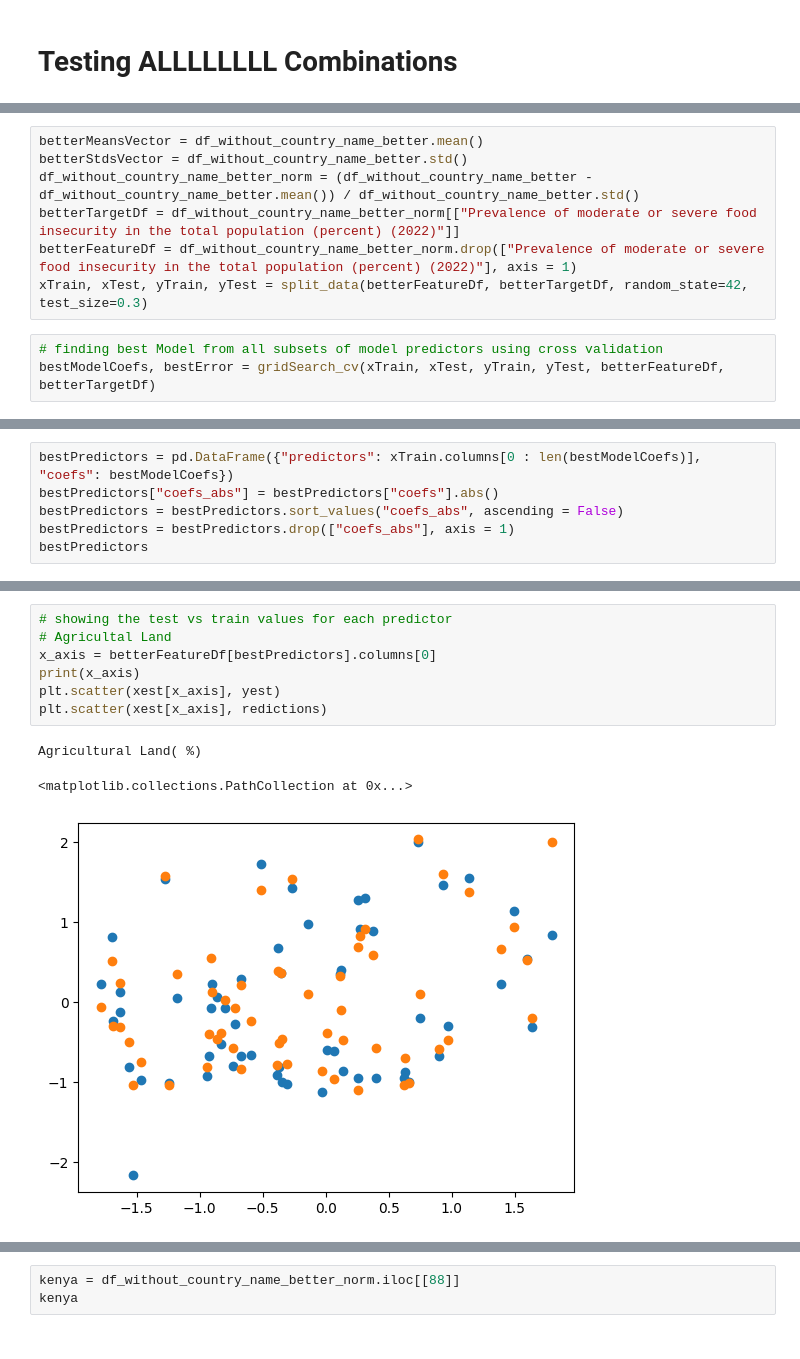
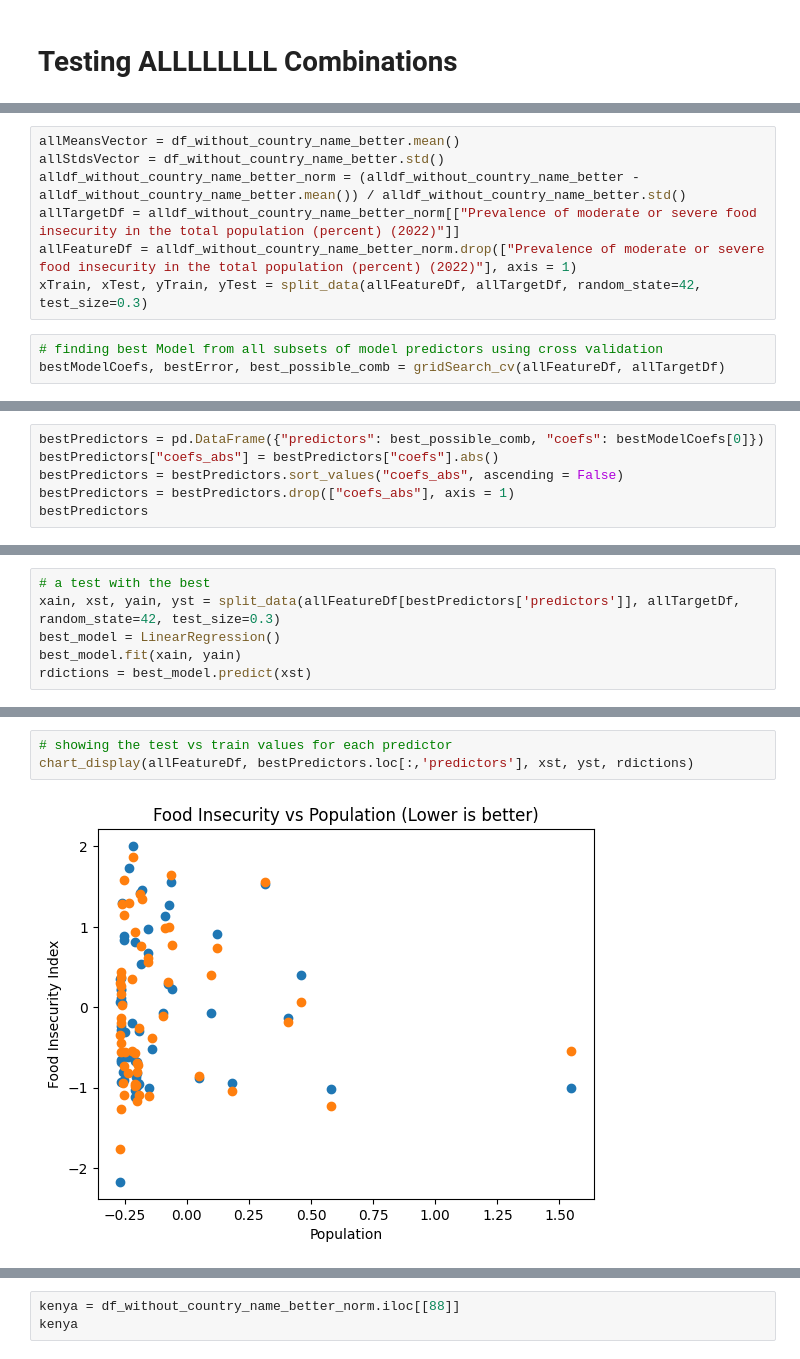
Before and after one commit to michael-hoon/Food-Security-Forecasting, a Jupyter notebook: 2D_final.ipynb, the cells around one changed output, grey strips where cells are left out. Drawn from its saved outputs; the diff is of its cells as text.

```diff
--- a/2D_final.ipynb
+++ b/2D_final.ipynb
@@ -409,11 +462,11 @@ df_without_country_name_better = df_without_country_name
 # %%
-betterMeansVector = df_without_country_name_better.mean()
-betterStdsVector = df_without_country_name_better.std()
-df_without_country_name_better_norm = (df_without_country_name_better - df_without_country_name_better.mean()) / df_without_country_name_better.std()
-betterTargetDf = df_without_country_name_better_norm[["Prevalence of moderate or severe food insecurity in the total population (percent) (2022)"]]
-betterFeatureDf = df_without_country_name_better_norm.drop(["Prevalence of moderate or severe food insecurity in the total population (percent) (2022)"], axis = 1)
-xTrain, xTest, yTrain, yTest = split_data(betterFeatureDf, betterTargetDf, random_state=42, test_size=0.3)
+allMeansVector = df_without_country_name_better.mean()
+allStdsVector = df_without_country_name_better.std()
+alldf_without_country_name_better_norm = (alldf_without_country_name_better - alldf_without_country_name_better.mean()) / alldf_without_country_name_better.std()
+allTargetDf = alldf_without_country_name_better_norm[["Prevalence of moderate or severe food insecurity in the total population (percent) (2022)"]]
+allFeatureDf = alldf_without_country_name_better_norm.drop(["Prevalence of moderate or severe food insecurity in the total population (percent) (2022)"], axis = 1)
+xTrain, xTest, yTrain, yTest = split_data(allFeatureDf, allTargetDf, random_state=42, test_size=0.3)
 # %%
 # finding best Model from all subsets of model predictors using cross validation
-bestModelCoefs, bestError = gridSearch_cv(xTrain, xTest, yTrain, yTest, betterFeatureDf, betterTargetDf)
+bestModelCoefs, bestError, best_possible_comb = gridSearch_cv(allFeatureDf, allTargetDf)
 # %% [output]
@@ -438,5 +490,5 @@ KeyboardInterrupt:
 # %%
-bestPredictors = pd.DataFrame({"predictors": xTrain.columns[0 : len(bestModelCoefs)], "coefs": bestModelCoefs})
+bestPredictors = pd.DataFrame({"predictors": best_possible_comb, "coefs": bestModelCoefs[0]})
 bestPredictors["coefs_abs"] = bestPredictors["coefs"].abs()
 bestPredictors = bestPredictors.sort_values("coefs_abs", ascending = False)
 bestPredictors = bestPredictors.drop(["coefs_abs"], axis = 1)
@@ -473,2 +508,8 @@ GDP
+# %%
+# a test with the best
+xain, xst, yain, yst = split_data(allFeatureDf[bestPredictors['predictors']], allTargetDf, random_state=42, test_size=0.3)
+best_model = LinearRegression()
+best_model.fit(xain, yain)
+rdictions = best_model.predict(xst)
 # %%
 # showing the relationship between the best predictors and our target
@@ -479,11 +521,5 @@ plot0 = sns.pairplot(data=df_without_country_name_better_norm,
 # %%
 # showing the test vs train values for each predictor
-# Agricultal Land
-x_axis = betterFeatureDf[bestPredictors].columns[0]
-print(x_axis)
-plt.scatter(xest[x_axis], yest)
-plt.scatter(xest[x_axis], redictions)
+chart_display(allFeatureDf, bestPredictors.loc[:,'predictors'], xst, yst, rdictions)
 # %% [output]
-Agricultural Land( %)
-<matplotlib.collections.PathCollection at 0x...>
-[figure, old version]
+[figure, new version]
```
Also changed, not shown: parts of 36 cells of this notebook, 10 other files.
